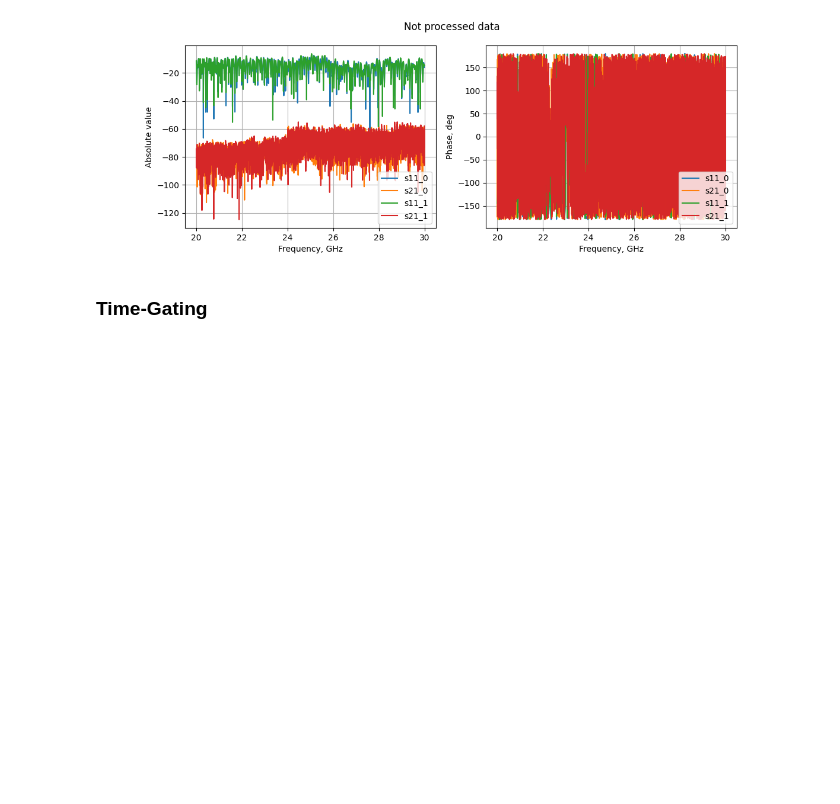
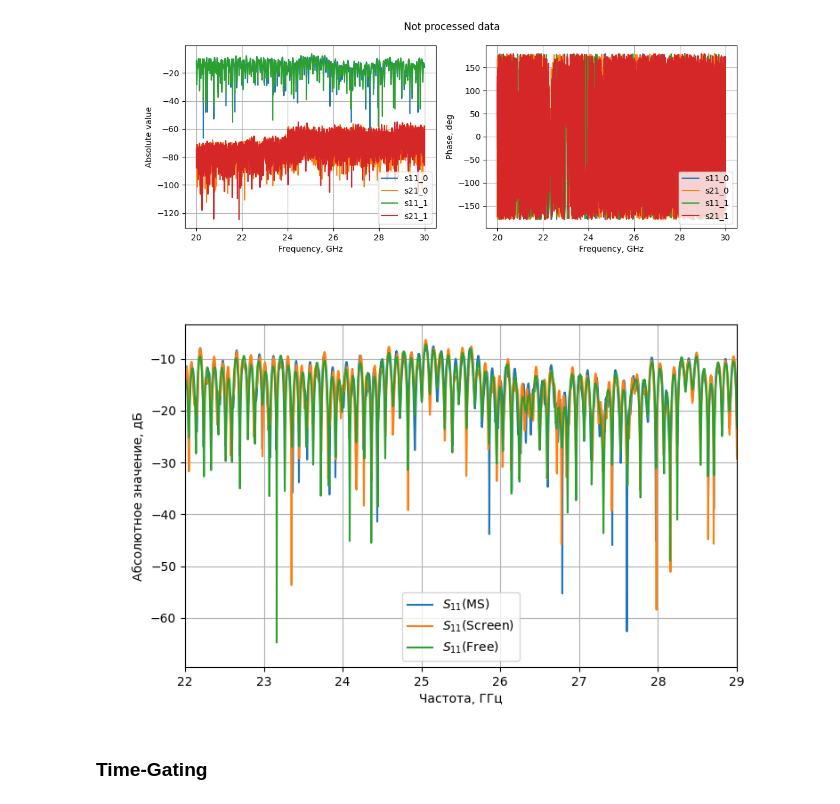
Before and after one commit to isvoropaev02/post_processing_RIS, a Jupyter notebook: 4sept/rc_0deg.ipynb, the cells around one changed output. Drawn from its saved outputs; the diff is of its cells as text; code cells hidden in the pictures; blank space fills up the shorter version.

```diff
--- a/4sept/rc_0deg.ipynb
+++ b/4sept/rc_0deg.ipynb
@@ -98,6 +98,34 @@ fig.suptitle('Not processed data')
 plt.show()
 # %% [output]
 [figure]
+# %%
+fig1_1 = plt.figure(figsize=(8,5))
+
+ax_1 = fig1_1.add_subplot(111)
+ax_1.plot(data_object['Frequency']*1e-9, 20*np.log10(data_object['s11'].apply(abs).to_numpy()), label=r'$S_{11}$(MS)')
+ax_1.plot(data_screen['Frequency']*1e-9, 20*np.log10(data_screen['s11'].apply(abs).to_numpy()), label=r'$S_{11}$(Screen)')
+ax_1.plot(data_free['Frequency']*1e-9, 20*np.log10(data_free['s11'].apply(abs).to_numpy()), label=r'$S_{11}$(Free)')
+# ax_1.plot(data_object['Frequency']*1e-9, np.degrees(data_object['s11'].apply(cmath.phase)), label=r'$S_{11}$(MS)')
+# ax_1.plot(data_screen['Frequency']*1e-9, np.degrees(data_screen['s11'].apply(cmath.phase)), label=r'$S_{11}$(Screen)')
+# ax_1.plot(data_free['Frequency']*1e-9, np.degrees(data_free['s11'].apply(cmath.phase)), label=r'$S_{11}$(Free)')
+ax_1.set_ylabel("Абсолютное значение, дБ")
+ax_1.set_xlabel("Частота, ГГц")
+# ax_1.set_ylabel("Фаза, град.")
+ax_1.legend()
+ax_1.set_xlim([22, 29])
+ax_1.grid()
+
+# ax_2.set_xlabel("Частота, ГГц")
+# ax_2.set_ylabel("Фаза, град.")
+# ax_2.legend()
+# ax_2.grid()
+
+
+#fig.suptitle('Not processed data')
+#plt.tight_layout()
+plt.show()
+# %% [output]
+[figure, added]
 # %% [markdown]
 ### Time-Gating
 # %%
```
Also changed, not shown: parts of 6 cells of this notebook, 9 other files.
